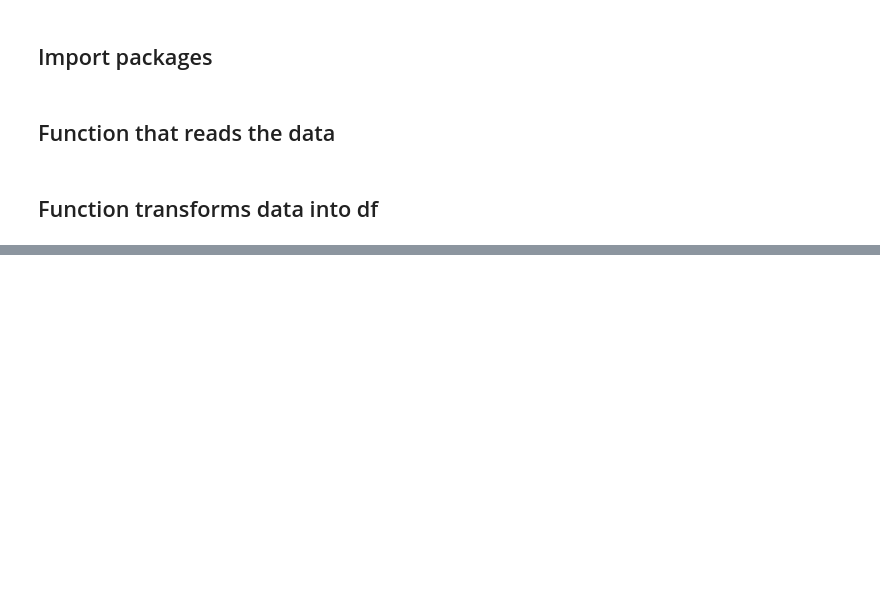
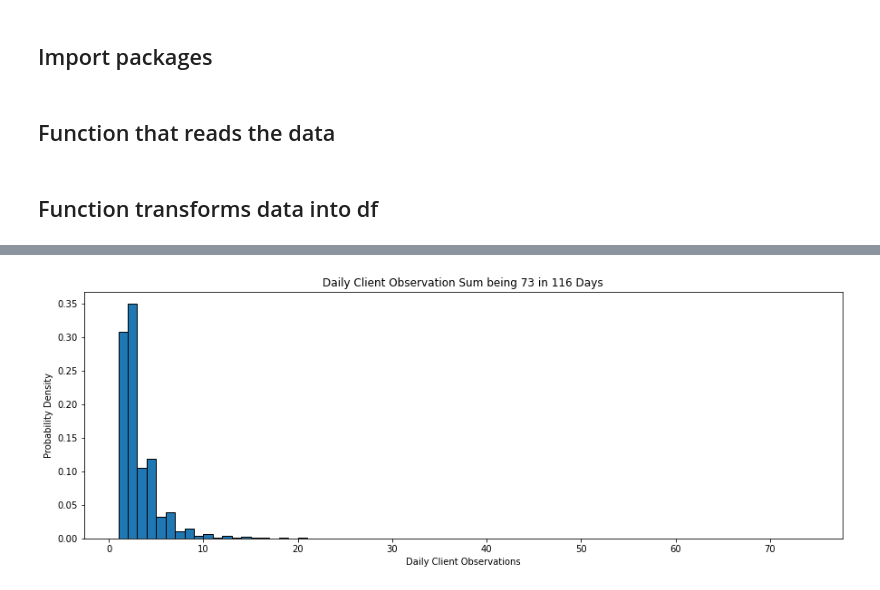
Before and after one commit to IntrusionINTZ/UniversityOfMontana_2023Spring, a Jupyter notebook: Luke/AnomalyFinder.ipynb, the cells around one changed output, grey strips where cells are left out. Saved outputs shown, nothing was run; the diff lists cells and outputs as text; code cells hidden in the pictures; blank space fills up the shorter version.

```diff
--- a/Luke/AnomalyFinder.ipynb
+++ b/Luke/AnomalyFinder.ipynb
@@ -617,0 +155,23 @@ find_closest_neighbor(0,lst)
+# %%
+# Sum group 73-73
+group = '73-73'
+# Number of bins
+num_bins = int(group.split('-')[0])+1
+# Locate rows in df with the specified client cum group
+test = df.loc[df.client_sum_group==group]
+# Plot the histogram
+plt.figure(figsize=(15,5))
+plt.hist(test.num_clients, bins=np.linspace(1, num_bins, num_bins),
+         density=True, edgecolor='black')
+# Split the sum group string into two part
+parts = group.split('-')
+# Check if the first and last characters are the same
+if parts[0] == parts[1]:
+    group = parts[0]
+# Plot details
+plt.xlabel('Daily Client Observations')
+plt.ylabel('Probability Density')
+plt.title("Daily Client Observation Sum being " + str(group) + ' in ' + str((df.day.max()-df.day.min()).days+1) + ' Days')
+plt.show()
+# %% [output]
+[figure, added]
```
Also changed, not shown: parts of 76 cells of this notebook.
